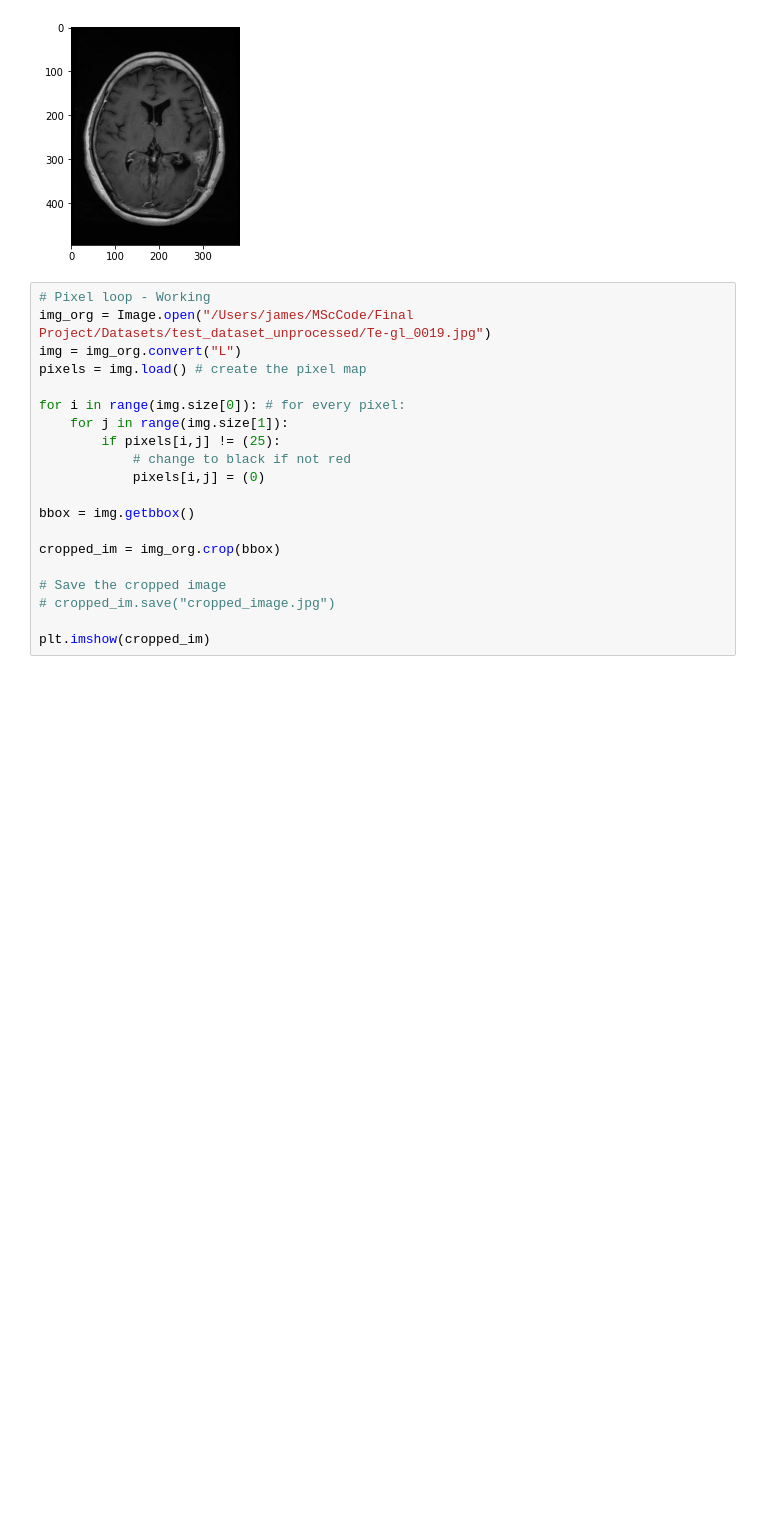
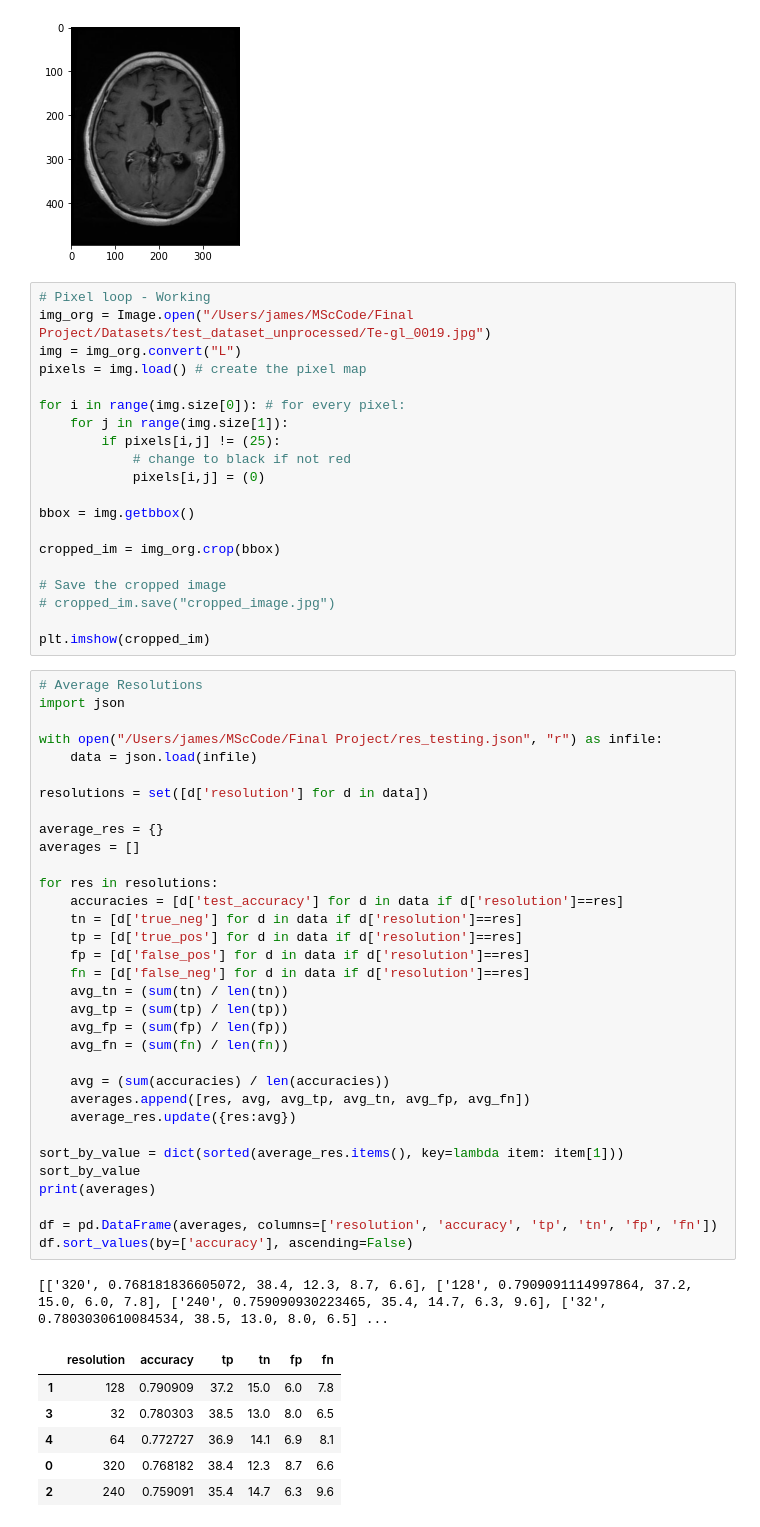
Before and after one commit to Jamesfryer1998/BrainTumourDetection, a Jupyter notebook: Notebooks/Image_rezise.ipynb, the cells around one changed output. Cells and saved outputs as stored; diff of their text form; blank space fills up the shorter version.

Commit message:
Further resoltuions testing

```diff
--- a/Notebooks/Image_rezise.ipynb
+++ b/Notebooks/Image_rezise.ipynb
@@ -46,3 +46,44 @@ cropped_im = img_org.crop(bbox)
 # cropped_im.save("cropped_image.jpg")
 
 plt.imshow(cropped_im)
+# %%
+# Average Resolutions
+import json
+
+with open("/Users/james/MScCode/Final Project/res_testing.json", "r") as infile:
+    data = json.load(infile)
+
+resolutions = set([d['resolution'] for d in data])
+
+average_res = {}
+averages = []
+
+for res in resolutions:
+    accuracies = [d['test_accuracy'] for d in data if d['resolution']==res]
+    tn = [d['true_neg'] for d in data if d['resolution']==res]
+    tp = [d['true_pos'] for d in data if d['resolution']==res]
+    fp = [d['false_pos'] for d in data if d['resolution']==res]
+    fn = [d['false_neg'] for d in data if d['resolution']==res]
+    avg_tn = (sum(tn) / len(tn))
+    avg_tp = (sum(tp) / len(tp))
+    avg_fp = (sum(fp) / len(fp))
+    avg_fn = (sum(fn) / len(fn))
+
+    avg = (sum(accuracies) / len(accuracies))
+    averages.append([res, avg, avg_tp, avg_tn, avg_fp, avg_fn])
+    average_res.update({res:avg})
+
+sort_by_value = dict(sorted(average_res.items(), key=lambda item: item[1]))
+sort_by_value
+print(averages)
+
+df = pd.DataFrame(averages, columns=['resolution', 'accuracy', 'tp', 'tn', 'fp', 'fn'])
+df.sort_values(by=['accuracy'], ascending=False)
+# %% [output]
+[['320', 0.768181836605072, 38.4, 12.3, 8.7, 6.6], ['128', 0.7909091114997864, 37.2, 15.0, 6.0, 7.8], ['240', 0.759090930223465, 35.4, 14.7, 6.3, 9.6], ['32', 0.7803030610084534, 38.5, 13.0, 8.0, 6.5] ...
+|  | resolution | accuracy | tp | tn | fp | fn |
+| 1 | 128 | 0.790909 | 37.2 | 15.0 | 6.0 | 7.8 |
+| 3 | 32 | 0.780303 | 38.5 | 13.0 | 8.0 | 6.5 |
+| 4 | 64 | 0.772727 | 36.9 | 14.1 | 6.9 | 8.1 |
+| 0 | 320 | 0.768182 | 38.4 | 12.3 | 8.7 | 6.6 |
+| 2 | 240 | 0.759091 | 35.4 | 14.7 | 6.3 | 9.6 |
```
Also changed, not shown: parts of 2 cells of this notebook, 3 other files.
